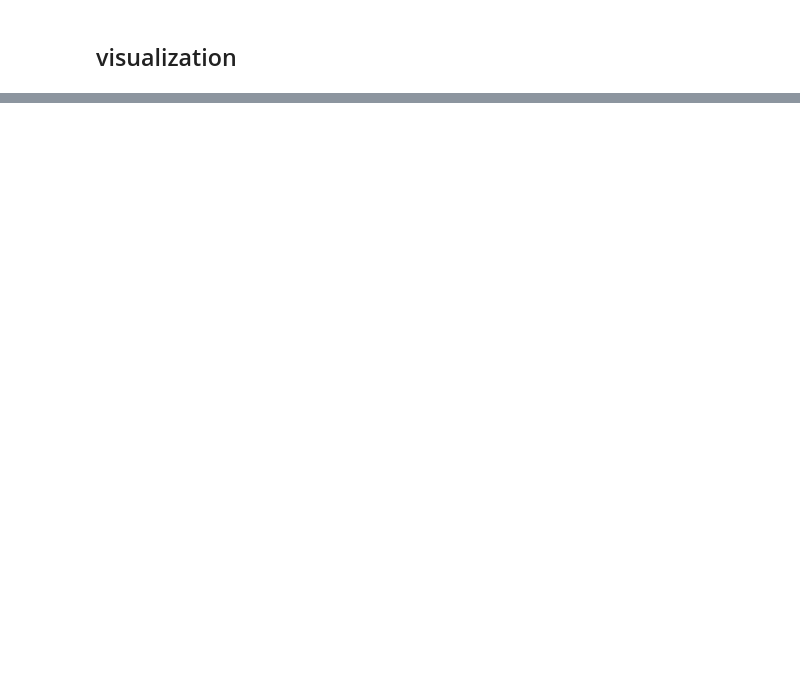
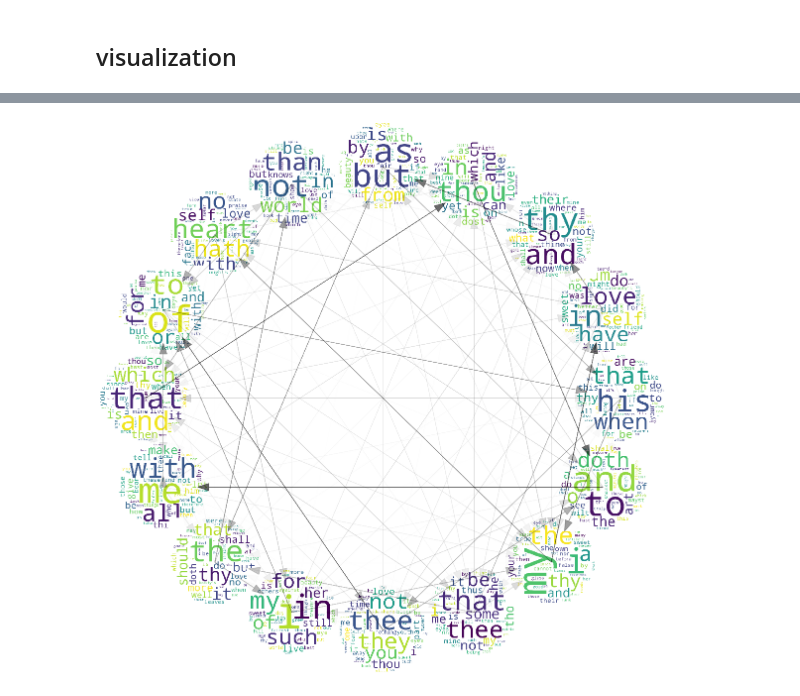
Before and after one commit to kyle-weng/Shakespearean-Poem-Generation, a Jupyter notebook: hmm.ipynb, the cells around one changed output, grey strips where cells are left out. Cells and saved outputs as stored; diff of their text form; code cells hidden in the pictures; blank space fills up the shorter version.

```diff
--- a/hmm.ipynb
+++ b/hmm.ipynb
@@ -288,0 +194,4 @@ plt.colorbar()
+# %%
+ax = poet.visualize_transitions(wmap, hmm, 1024, 196)
+# %% [output]
+[figure, added]
```
Also changed, not shown: parts of 18 cells of this notebook, 1 other file.
